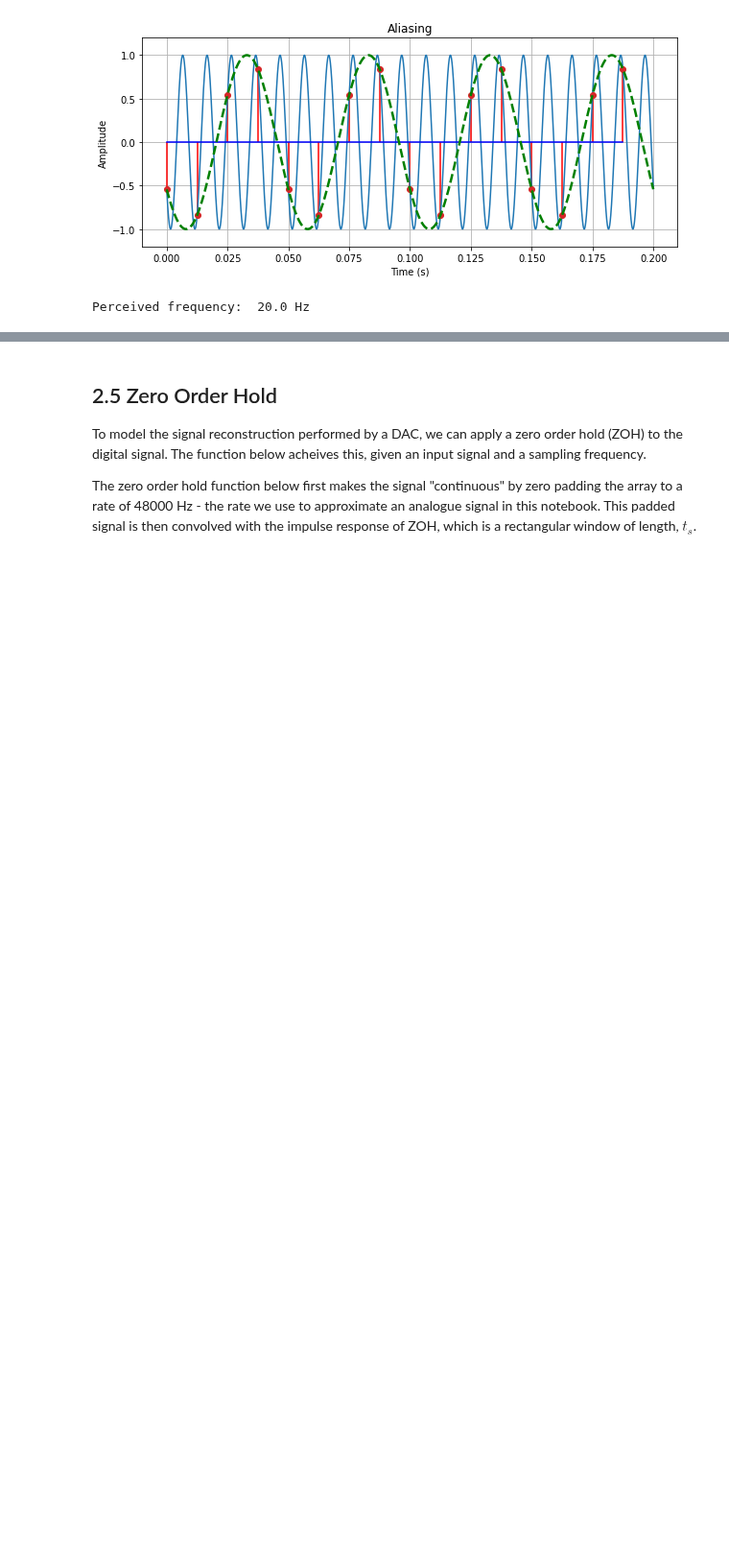
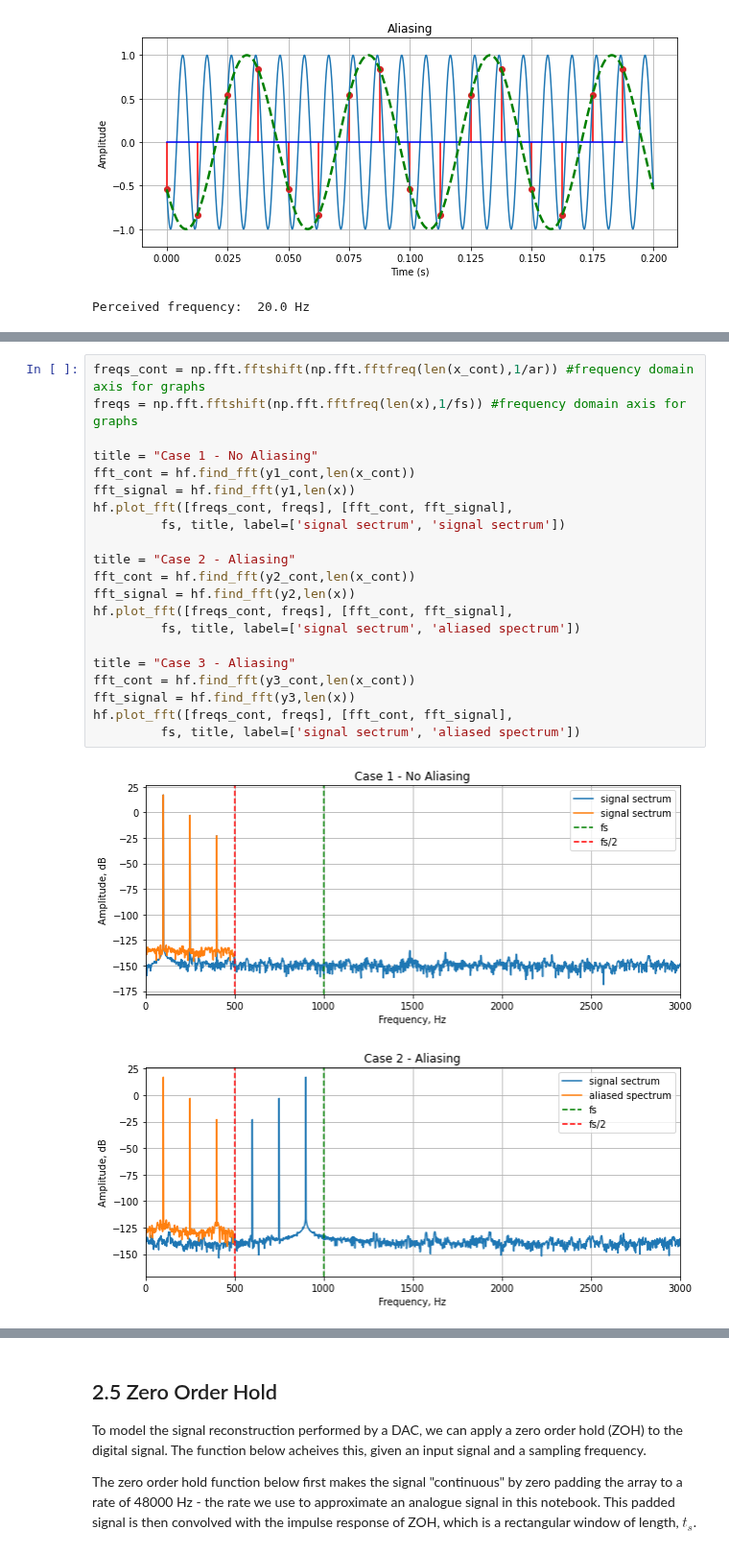
Before and after one commit to strath-sdr/dsp_notebooks, a Jupyter notebook: notebooks/sampling_and_quantisation/02_sampling.ipynb, the cells around one changed output, grey strips where cells are left out. Shown at 96% size. Saved outputs shown, nothing was run; the diff lists cells and outputs as text; blank space fills up the shorter version.

Commit message:
added some frequency analysis of aliasing

```diff
--- a/notebooks/sampling_and_quantisation/02_sampling.ipynb
+++ b/notebooks/sampling_and_quantisation/02_sampling.ipynb
@@ -195,0 +232,24 @@ Try changing the sampling rate and/or desired frequency and observe the effects
+# %%
+freqs_cont = np.fft.fftshift(np.fft.fftfreq(len(x_cont),1/ar)) #frequency domain axis for graphs
+freqs = np.fft.fftshift(np.fft.fftfreq(len(x),1/fs)) #frequency domain axis for graphs
+
+title = "Case 1 - No Aliasing"
+fft_cont = hf.find_fft(y1_cont,len(x_cont))
+fft_signal = hf.find_fft(y1,len(x))
+hf.plot_fft([freqs_cont, freqs], [fft_cont, fft_signal],
+         fs, title, label=['signal sectrum', 'signal sectrum'])
+
+title = "Case 2 - Aliasing"
+fft_cont = hf.find_fft(y2_cont,len(x_cont))
+fft_signal = hf.find_fft(y2,len(x))
+hf.plot_fft([freqs_cont, freqs], [fft_cont, fft_signal],
+         fs, title, label=['signal sectrum', 'aliased spectrum'])
+
+title = "Case 3 - Aliasing"
+fft_cont = hf.find_fft(y3_cont,len(x_cont))
+fft_signal = hf.find_fft(y3,len(x))
+hf.plot_fft([freqs_cont, freqs], [fft_cont, fft_signal],
+         fs, title, label=['signal sectrum', 'aliased spectrum'])
+# %% [output]
+[figure, added]
+[figure, added]
```
Also changed, not shown: parts of 6 cells of this notebook, 1 other file.
